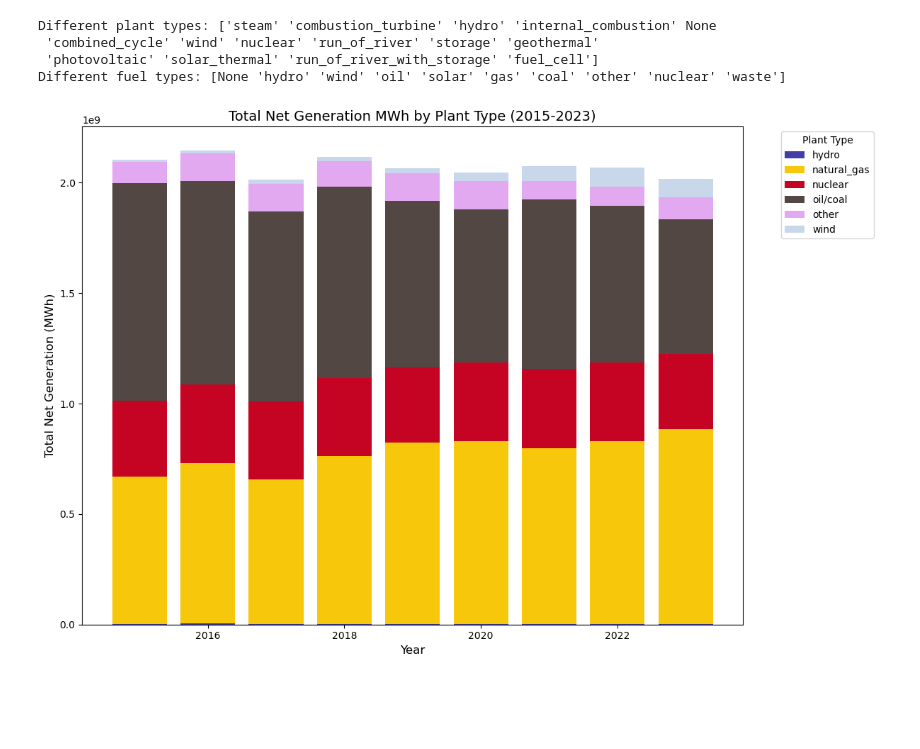
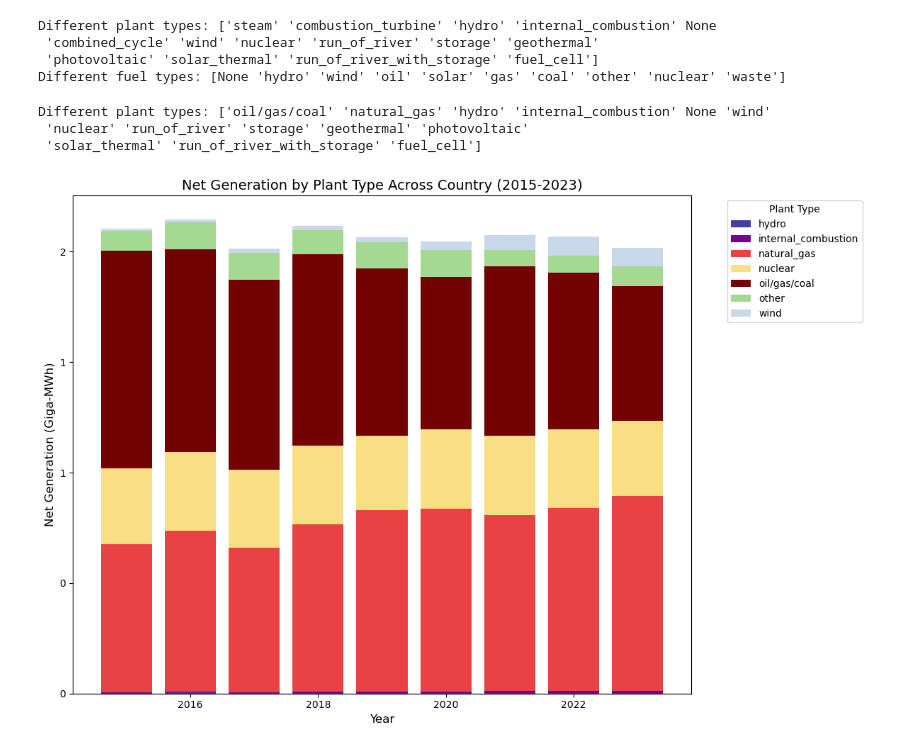
Before and after one commit to deryk96/energy-and-ai, a Jupyter notebook: Analysis.ipynb, the cells around one changed output. Cells and saved outputs as stored; diff of their text form; code cells hidden in the pictures; blank space fills up the shorter version.

Commit message:
Updated Graphs

```diff
--- a/Analysis.ipynb
+++ b/Analysis.ipynb
@@ -276,6 +276,15 @@ Different fuel types: [None 'hydro' 'wind' 'oil' 'solar' 'gas' 'coal' 'other' 'n
 pudl_yearly_df['plant_type'] = pudl_yearly_df['plant_type'].replace(['combustion_turbine', 'combined_cycle'], 'natural_gas')
 
 pudl_yearly_df['plant_type'] = pudl_yearly_df['plant_type'].replace('coal', 'oil/coal')
+pudl_yearly_df['plant_type'] = pudl_yearly_df['plant_type'].replace('oil/gas.coal', 'oil/gas/coal')
+# %%
+# Different values for type of plant
+plant_types = pudl_yearly_df['plant_type'].unique()
+print("Different plant types:", plant_types)
+# %% [output]
+Different plant types: ['oil/gas/coal' 'natural_gas' 'hydro' 'internal_combustion' None 'wind'
+ 'nuclear' 'run_of_river' 'storage' 'geothermal' 'photovoltaic'
+ 'solar_thermal' 'run_of_river_with_storage' 'fuel_cell']
 # %%
 import pandas as pd
 import matplotlib.pyplot as plt
@@ -289,7 +298,7 @@ pudl_recent_df = pudl_yearly_df[pudl_yearly_df['report_year'].between(2015, 2023
 pudl_recent_df = pudl_recent_df[['report_year', 'net_generation_mwh', 'plant_type']]
 
 # Define a list of explicitly mapped plant types
-explicit_types = ['nuclear', 'natural_gas', 'hydro', 'wind', 'oil/coal']
+explicit_types = ['nuclear', 'natural_gas', 'hydro', 'wind', 'oil/gas/coal', 'internal_combustion', 'solar']
 
 # Replace all unspecified plant types with "other"
 pudl_recent_df['plant_type'] = pudl_recent_df['plant_type'].apply(
@@ -310,39 +319,42 @@ values = plant_type_generation.values
 
 # Define a custom aesthetic color map
 color_map = {
-    'nuclear': '#C50423',        # Soft red for nuclear
-    'natural_gas': '#F6C70B',    # Soft yellow for natural gas
+    'nuclear': '#F8DF83',        # Soft red for nuclear
+    'natural_gas': '#E94244',    # Soft yellow for natural gas
     'hydro': '#423EA4',          # Soft blue for hydro
     'wind': '#C8D7EA',           # Soft white/gray for wind
-    'oil/coal': '#524743',          # Soft gray for steam
-    'other': '#E2A9F1',          # Light gray for "other"
+    'oil/gas/coal': '#750203',          # Soft gray for steam
+    'other': '#A5D890',          # Light gray for "other"
+    'internal_combustion': '#730194',  # Soft orange for internal combustion
+    'solar': '#FFD300'           # Soft orange for solar
 }
 
 # Assign colors based on the plant type
 colors = [color_map[plant_type] for plant_type in types]
 
 # Plot stacked bars for each year
 fig, ax = plt.subplots(figsize=(12, 8))
 bottom_values = np.zeros(len(years))
 
 for i, plant_type in enumerate(types):
     ax.bar(
         years,
         plant_type_generation[plant_type],
         bottom=bottom_values,
         color=colors[i],  # Use predefined color for the plant type
         label=plant_type
     )
     bottom_values += plant_type_generation[plant_type]
 
 # Add labels, legend, and formatting
-ax.set_title("Total Net Generation MWh by Plant Type (2015-2023)", fontsize=14)
+ax.set_title("Net Generation by Plant Type Across Country (2015-2023)", fontsize=14)
 ax.set_xlabel("Year", fontsize=12)
-ax.set_ylabel("Total Net Generation (MWh)", fontsize=12)
+ax.set_ylabel("Net Generation (Giga-MWh)", fontsize=12)
 ax.legend(title="Plant Type", bbox_to_anchor=(1.05, 1), loc='upper left')
 plt.tight_layout()
-
+# Divide the y-axis values by 1e9 to convert MWh to Giga-MWh
+ax.set_yticklabels([f'{int(label/1e9)}' for label in ax.get_yticks()])
 # Display the plot
 plt.show()
 # %% [output]
-[figure, old version]
+[figure, new version]
```
Also changed, not shown: 1 other file.
